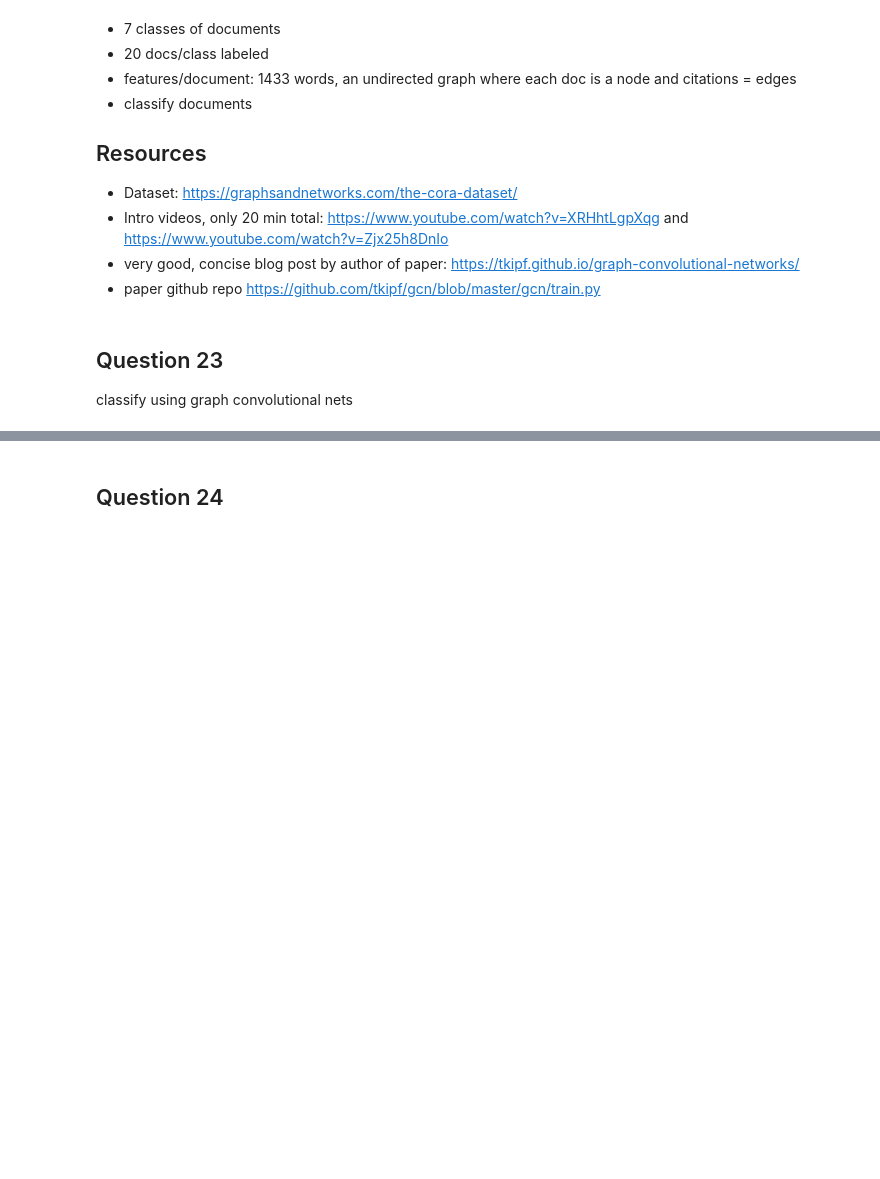
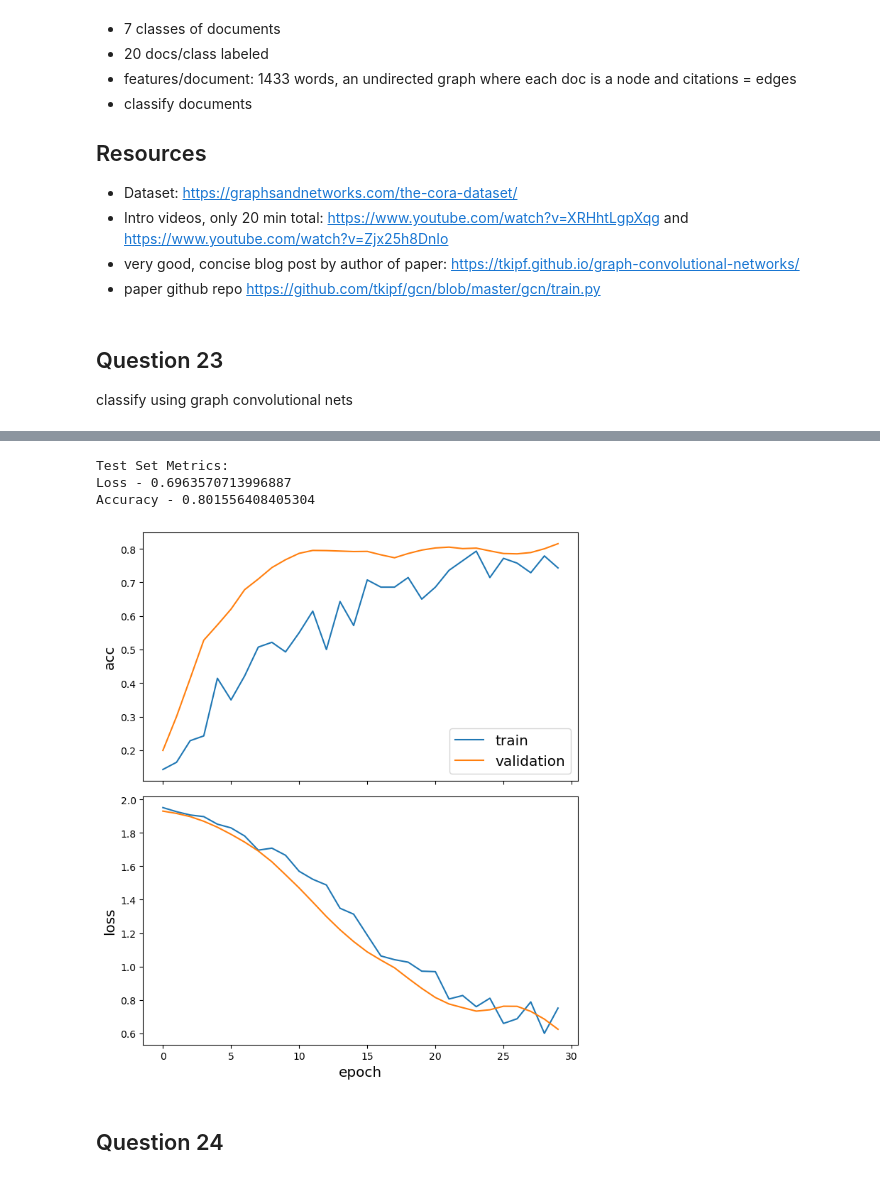
Before and after one commit to hershey890/ece232e, a Jupyter notebook: project_2_part3_Cora.ipynb, the cells around one changed output, grey strips where cells are left out. Saved outputs shown, nothing was run; the diff lists cells and outputs as text; code cells hidden in the pictures; blank space fills up the shorter version.

```diff
--- a/project_2_part3_Cora.ipynb
+++ b/project_2_part3_Cora.ipynb
@@ -346,25 +73,0 @@ ________________________________________________________________________________
-# %%
-epochs = 20
-
-# Compile the model
-model.compile(
-    optimizer=tf.optimizers.Adam(learning_rate=learning_rate),
-    # loss=tf.losses.binary_crossentropy,
-    loss=tf.losses.categorical_crossentropy,
-    metrics=["acc"],
-)
-
-# Early stopping callback
-es_callback = EarlyStopping(monitor="val_acc", patience=early_stopping, restore_best_weights=True)
-
-# Train model
-history = model.fit(
-    x = [features_input, train_indices, A_input],
-    y = y_train,
-    epochs=epochs,
-    verbose=2,
-    # validation_data=([x_features, val_subjects.index, x_adjacency], val_targets),
-    shuffle=False,
-    callbacks=[es_callback],
-    # batch_size=1,
-)
@@ -389,3 +195,12 @@ WARNING:tensorflow:Early stopping conditioned on metric `val_acc` which is not a
+# %%
+gcn = GCN(epochs=30)
+gcn.fit(features_input, train_indices, A_input, y_train, y_val, val_indices)
+gcn.evaluate(features_input, test_indices, A_input, y_test)
+# %% [output]
+Test Set Metrics:
+Loss - 0.6963570713996887
+Accuracy - 0.801556408405304
+[figure, added]
 # %% [markdown]
 ## Question 24
 # %% [markdown]
```
Also changed, not shown: parts of 17 cells of this notebook.
